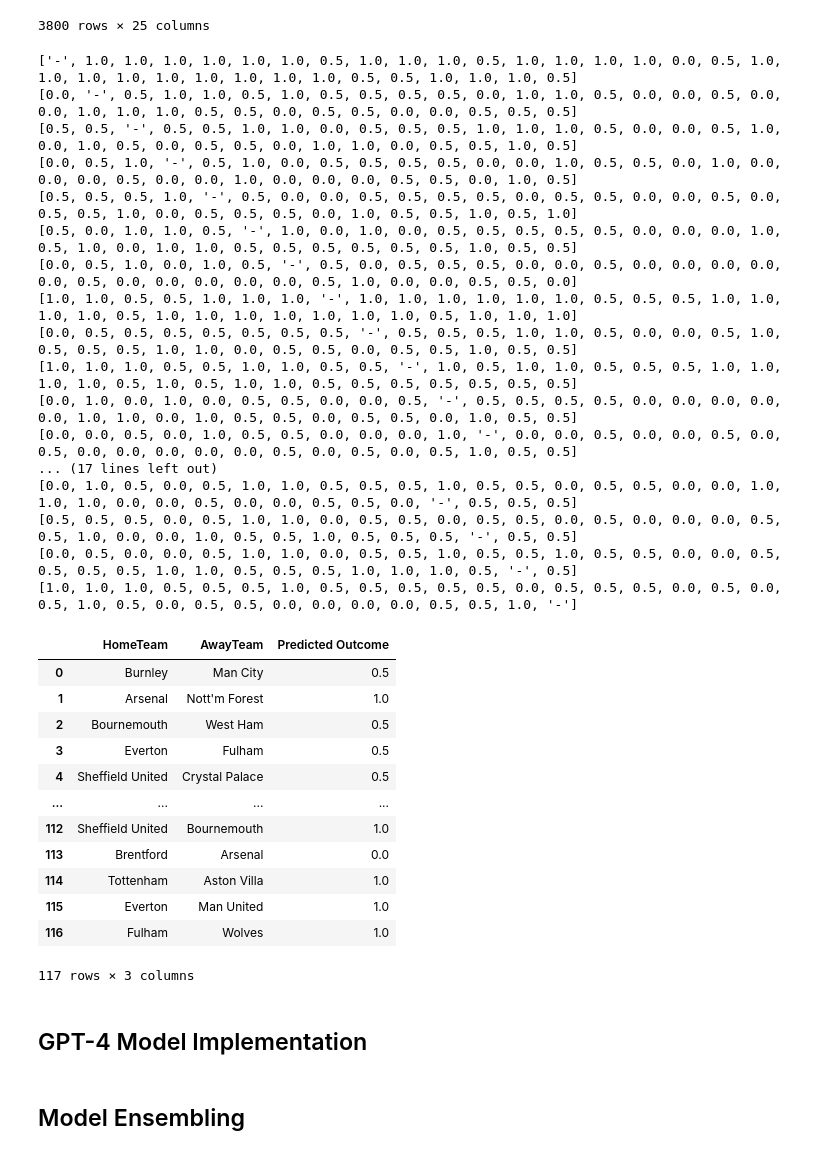
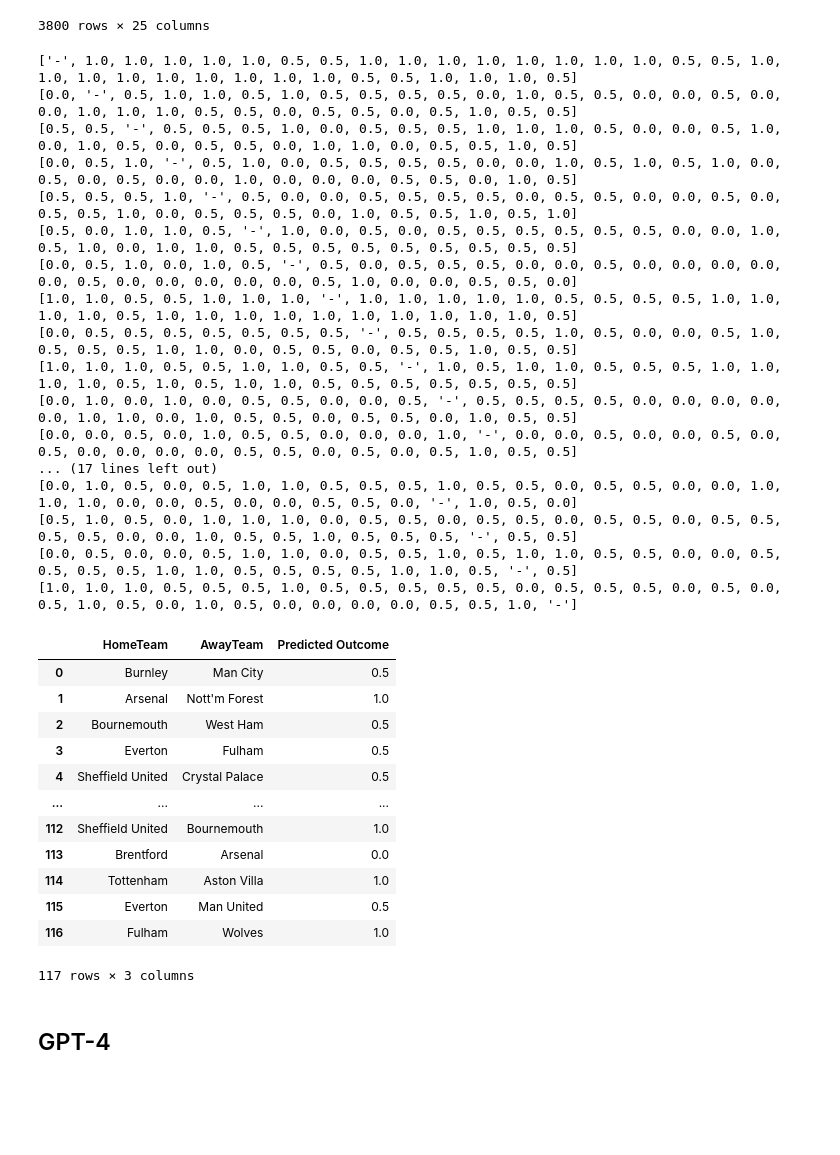
Before and after one commit to safinrashid/Predict-Premier-League, a Jupyter notebook: Predicting.ipynb, the cells around one changed output. Saved outputs shown, nothing was run; the diff lists cells and outputs as text; code cells hidden in the pictures; blank space fills up the shorter version.

```diff
--- a/Predicting.ipynb
+++ b/Predicting.ipynb
@@ -139,21 +151,11 @@ StackingRegressor(estimators=[('xgb',
                               ('catboost',
                                <catboost.core.CatBoostRegressor object at 0x...>)])
 # %%
-import pandas as pd
-from sklearn.model_selection import train_test_split
-from sklearn.preprocessing import LabelEncoder
-from sklearn.metrics import accuracy_score
 from tensorflow import keras
 from tensorflow.keras import layers
 
-# Assuming you have a DataFrame named train_set with the given structure
-# Replace this with your actual DataFrame
-
-# Load your dataset
-# train_set = pd.read_csv("your_dataset.csv")
-
 # Drop unnecessary columns
-X = train_set.drop(["result", "FTHG", "FTAG", "HTHG", "HTAG", "result_encoded"], axis=1)
+X = train_set.drop(["result", "FTHG", "FTAG", "HTHG", "HTAG"], axis=1)
 
 # Split the dataset into training and testing sets
 X_train, X_test, y_train, y_test = train_test_split(X, y, test_size=0.2, random_state=42)
@@ -241,49 +239,47 @@ for row_index, row in enumerate(matchups_predictions):
 for row in matchups_predictions:
     print(row)
 # %% [output]
-['-', 1.0, 1.0, 1.0, 1.0, 1.0, 1.0, 0.5, 1.0, 1.0, 1.0, 0.5, 1.0, 1.0, 1.0, 1.0, 0.0, 0.5, 1.0, 1.0, 1.0, 1.0, 1.0, 1.0, 1.0, 1.0, 1.0, 0.5, 0.5, 1.0, 1.0, 1.0, 0.5]
-[0.0, '-', 0.5, 1.0, 1.0, 0.5, 1.0, 0.5, 0.5, 0.5, 0.5, 0.0, 1.0, 1.0, 0.5, 0.0, 0.0, 0.5, 0.0, 0.0, 1.0, 1.0, 1.0, 0.5, 0.5, 0.0, 0.5, 0.5, 0.0, 0.0, 0.5, 0.5, 0.5]
-[0.5, 0.5, '-', 0.5, 0.5, 1.0, 1.0, 0.0, 0.5, 0.5, 0.5, 1.0, 1.0, 1.0, 0.5, 0.0, 0.0, 0.5, 1.0, 0.0, 1.0, 0.5, 0.0, 0.5, 0.5, 0.0, 1.0, 1.0, 0.0, 0.5, 0.5, 1.0, 0.5]
-[0.0, 0.5, 1.0, '-', 0.5, 1.0, 0.0, 0.5, 0.5, 0.5, 0.5, 0.0, 0.0, 1.0, 0.5, 0.5, 0.0, 1.0, 0.0, 0.0, 0.0, 0.5, 0.0, 0.0, 1.0, 0.0, 0.0, 0.0, 0.5, 0.5, 0.0, 1.0, 0.5]
+['-', 1.0, 1.0, 1.0, 1.0, 1.0, 0.5, 0.5, 1.0, 1.0, 1.0, 1.0, 1.0, 1.0, 1.0, 1.0, 0.5, 0.5, 1.0, 1.0, 1.0, 1.0, 1.0, 1.0, 1.0, 1.0, 1.0, 0.5, 0.5, 1.0, 1.0, 1.0, 0.5]
+[0.0, '-', 0.5, 1.0, 1.0, 0.5, 1.0, 0.5, 0.5, 0.5, 0.5, 0.0, 1.0, 0.5, 0.5, 0.0, 0.0, 0.5, 0.0, 0.0, 1.0, 1.0, 1.0, 0.5, 0.5, 0.0, 0.5, 0.5, 0.0, 0.5, 1.0, 0.5, 0.5]
+[0.5, 0.5, '-', 0.5, 0.5, 0.5, 1.0, 0.0, 0.5, 0.5, 0.5, 1.0, 1.0, 1.0, 0.5, 0.0, 0.0, 0.5, 1.0, 0.0, 1.0, 0.5, 0.0, 0.5, 0.5, 0.0, 1.0, 1.0, 0.0, 0.5, 0.5, 1.0, 0.5]
+[0.0, 0.5, 1.0, '-', 0.5, 1.0, 0.0, 0.5, 0.5, 0.5, 0.5, 0.0, 0.0, 1.0, 0.5, 1.0, 0.5, 1.0, 0.0, 0.5, 0.0, 0.5, 0.0, 0.0, 1.0, 0.0, 0.0, 0.0, 0.5, 0.5, 0.0, 1.0, 0.5]
 [0.5, 0.5, 0.5, 1.0, '-', 0.5, 0.0, 0.0, 0.5, 0.5, 0.5, 0.5, 0.0, 0.5, 0.5, 0.0, 0.0, 0.5, 0.0, 0.5, 0.5, 1.0, 0.0, 0.5, 0.5, 0.5, 0.0, 1.0, 0.5, 0.5, 1.0, 0.5, 1.0]
-[0.5, 0.0, 1.0, 1.0, 0.5, '-', 1.0, 0.0, 1.0, 0.0, 0.5, 0.5, 0.5, 0.5, 0.5, 0.0, 0.0, 0.0, 1.0, 0.5, 1.0, 0.0, 1.0, 1.0, 0.5, 0.5, 0.5, 0.5, 0.5, 0.5, 1.0, 0.5, 0.5]
+[0.5, 0.0, 1.0, 1.0, 0.5, '-', 1.0, 0.0, 0.5, 0.0, 0.5, 0.5, 0.5, 0.5, 0.5, 0.5, 0.0, 0.0, 1.0, 0.5, 1.0, 0.0, 1.0, 1.0, 0.5, 0.5, 0.5, 0.5, 0.5, 0.5, 0.5, 0.5, 0.5]
 [0.0, 0.5, 1.0, 0.0, 1.0, 0.5, '-', 0.5, 0.0, 0.5, 0.5, 0.5, 0.0, 0.0, 0.5, 0.0, 0.0, 0.0, 0.0, 0.0, 0.5, 0.0, 0.0, 0.0, 0.0, 0.0, 0.5, 1.0, 0.0, 0.0, 0.5, 0.5, 0.0]
-[1.0, 1.0, 0.5, 0.5, 1.0, 1.0, 1.0, '-', 1.0, 1.0, 1.0, 1.0, 1.0, 1.0, 0.5, 0.5, 0.5, 1.0, 1.0, 1.0, 1.0, 0.5, 1.0, 1.0, 1.0, 1.0, 1.0, 1.0, 1.0, 0.5, 1.0, 1.0, 1.0]
-[0.0, 0.5, 0.5, 0.5, 0.5, 0.5, 0.5, 0.5, '-', 0.5, 0.5, 0.5, 1.0, 1.0, 0.5, 0.0, 0.0, 0.5, 1.0, 0.5, 0.5, 0.5, 1.0, 1.0, 0.0, 0.5, 0.5, 0.0, 0.5, 0.5, 1.0, 0.5, 0.5]
+[1.0, 1.0, 0.5, 0.5, 1.0, 1.0, 1.0, '-', 1.0, 1.0, 1.0, 1.0, 1.0, 0.5, 0.5, 0.5, 0.5, 1.0, 1.0, 1.0, 1.0, 0.5, 1.0, 1.0, 1.0, 1.0, 1.0, 1.0, 1.0, 1.0, 1.0, 1.0, 0.5]
+[0.0, 0.5, 0.5, 0.5, 0.5, 0.5, 0.5, 0.5, '-', 0.5, 0.5, 0.5, 0.5, 1.0, 0.5, 0.0, 0.0, 0.5, 1.0, 0.5, 0.5, 0.5, 1.0, 1.0, 0.0, 0.5, 0.5, 0.0, 0.5, 0.5, 1.0, 0.5, 0.5]
 [1.0, 1.0, 1.0, 0.5, 0.5, 1.0, 1.0, 0.5, 0.5, '-', 1.0, 0.5, 1.0, 1.0, 0.5, 0.5, 0.5, 1.0, 1.0, 1.0, 1.0, 0.5, 1.0, 0.5, 1.0, 1.0, 0.5, 0.5, 0.5, 0.5, 0.5, 0.5, 0.5]
 [0.0, 1.0, 0.0, 1.0, 0.0, 0.5, 0.5, 0.0, 0.0, 0.5, '-', 0.5, 0.5, 0.5, 0.5, 0.0, 0.0, 0.0, 0.0, 0.0, 1.0, 1.0, 0.0, 1.0, 0.5, 0.5, 0.0, 0.5, 0.5, 0.0, 1.0, 0.5, 0.5]
-[0.0, 0.0, 0.5, 0.0, 1.0, 0.5, 0.5, 0.0, 0.0, 0.0, 1.0, '-', 0.0, 0.0, 0.5, 0.0, 0.0, 0.5, 0.0, 0.5, 0.0, 0.0, 0.0, 0.0, 0.0, 0.5, 0.0, 0.5, 0.0, 0.5, 1.0, 0.5, 0.5]
+[0.0, 0.0, 0.5, 0.0, 1.0, 0.5, 0.5, 0.0, 0.0, 0.0, 1.0, '-', 0.0, 0.0, 0.5, 0.0, 0.0, 0.5, 0.0, 0.5, 0.0, 0.0, 0.0, 0.0, 0.5, 0.5, 0.0, 0.5, 0.0, 0.5, 1.0, 0.5, 0.5]
 ... (17 lines left out)
-[0.0, 1.0, 0.5, 0.0, 0.5, 1.0, 1.0, 0.5, 0.5, 0.5, 1.0, 0.5, 0.5, 0.0, 0.5, 0.5, 0.0, 0.0, 1.0, 1.0, 1.0, 0.0, 0.0, 0.5, 0.0, 0.0, 0.5, 0.5, 0.0, '-', 0.5, 0.5, 0.5]
-[0.5, 0.5, 0.5, 0.0, 0.5, 1.0, 1.0, 0.0, 0.5, 0.5, 0.0, 0.5, 0.5, 0.0, 0.5, 0.0, 0.0, 0.0, 0.5, 0.5, 1.0, 0.0, 0.0, 1.0, 0.5, 0.5, 1.0, 0.5, 0.5, 0.5, '-', 0.5, 0.5]
-[0.0, 0.5, 0.0, 0.0, 0.5, 1.0, 1.0, 0.0, 0.5, 0.5, 1.0, 0.5, 0.5, 1.0, 0.5, 0.5, 0.0, 0.0, 0.5, 0.5, 0.5, 0.5, 1.0, 1.0, 0.5, 0.5, 0.5, 1.0, 1.0, 1.0, 0.5, '-', 0.5]
-[1.0, 1.0, 1.0, 0.5, 0.5, 0.5, 1.0, 0.5, 0.5, 0.5, 0.5, 0.5, 0.0, 0.5, 0.5, 0.5, 0.0, 0.5, 0.0, 0.5, 1.0, 0.5, 0.0, 0.5, 0.5, 0.0, 0.0, 0.0, 0.0, 0.5, 0.5, 1.0, '-']
+[0.0, 1.0, 0.5, 0.0, 0.5, 1.0, 1.0, 0.5, 0.5, 0.5, 1.0, 0.5, 0.5, 0.0, 0.5, 0.5, 0.0, 0.0, 1.0, 1.0, 1.0, 0.0, 0.0, 0.5, 0.0, 0.0, 0.5, 0.5, 0.0, '-', 1.0, 0.5, 0.0]
+[0.5, 1.0, 0.5, 0.0, 1.0, 1.0, 1.0, 0.0, 0.5, 0.5, 0.0, 0.5, 0.5, 0.0, 0.5, 0.5, 0.0, 0.5, 0.5, 0.5, 0.5, 0.0, 0.0, 1.0, 0.5, 0.5, 1.0, 0.5, 0.5, 0.5, '-', 0.5, 0.5]
+[0.0, 0.5, 0.0, 0.0, 0.5, 1.0, 1.0, 0.0, 0.5, 0.5, 1.0, 0.5, 1.0, 1.0, 0.5, 0.5, 0.0, 0.0, 0.5, 0.5, 0.5, 0.5, 1.0, 1.0, 0.5, 0.5, 0.5, 0.5, 1.0, 1.0, 0.5, '-', 0.5]
+[1.0, 1.0, 1.0, 0.5, 0.5, 0.5, 1.0, 0.5, 0.5, 0.5, 0.5, 0.5, 0.0, 0.5, 0.5, 0.5, 0.0, 0.5, 0.0, 0.5, 1.0, 0.5, 0.0, 1.0, 0.5, 0.0, 0.0, 0.0, 0.0, 0.5, 0.5, 1.0, '-']
 # %%
-test_set = pd.read_csv("s23_24.csv")
+test_set = pd.read_csv("data/s23_24.csv")
 test_set['HomeTeam_encoded'] = label_encoder.fit_transform(test_set['HomeTeam'])
 test_set['AwayTeam_encoded'] = label_encoder.fit_transform(test_set['AwayTeam'])
 test_set['Predicted Outcome'] = [matchups_predictions[row['HomeTeam_encoded']][row['AwayTeam_encoded']] for _, row in test_set.iterrows()]
 # outcome_mapping = {0: 'L', 0.5: 'D', 1: 'W'}
 # test_set['Predicted Outcome'] = test_set['Predicted Outcome'].map(outcome_mapping)
 test_set = test_set.drop(['HomeTeam_encoded', 'AwayTeam_encoded'], axis=1)
 
 test_set.to_csv('OUTPUT.csv', index=False)
 test_set
 # %% [output]
 |  | HomeTeam | AwayTeam | Predicted Outcome |
 | 0 | Burnley | Man City | 0.5 |
 | 1 | Arsenal | Nott'm Forest | 1.0 |
 | 2 | Bournemouth | West Ham | 0.5 |
 | 3 | Everton | Fulham | 0.5 |
 | 4 | Sheffield United | Crystal Palace | 0.5 |
 | ... | ... | ... | ... |
 | 112 | Sheffield United | Bournemouth | 1.0 |
 | 113 | Brentford | Arsenal | 0.0 |
 | 114 | Tottenham | Aston Villa | 1.0 |
-| 115 | Everton | Man United | 1.0 |
+| 115 | Everton | Man United | 0.5 |
 | 116 | Fulham | Wolves | 1.0 |
 117 rows × 3 columns
 # %% [markdown]
-## GPT-4 Model Implementation
+## GPT-4
-# %% [markdown]
-## Model Ensembling
```
Also changed, not shown: parts of 4 cells of this notebook.
